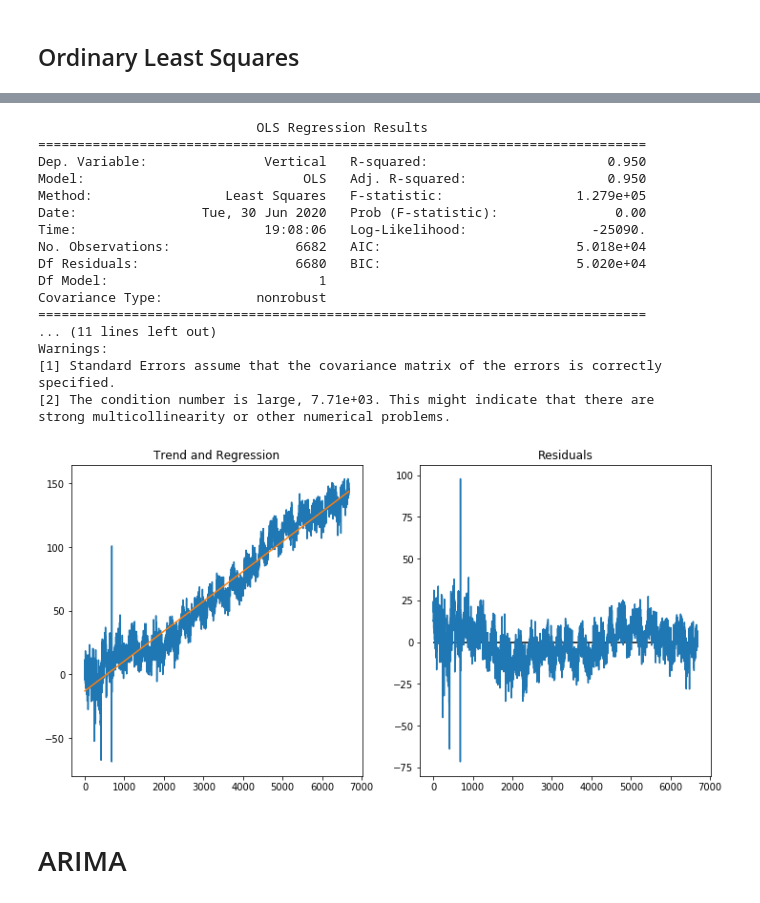
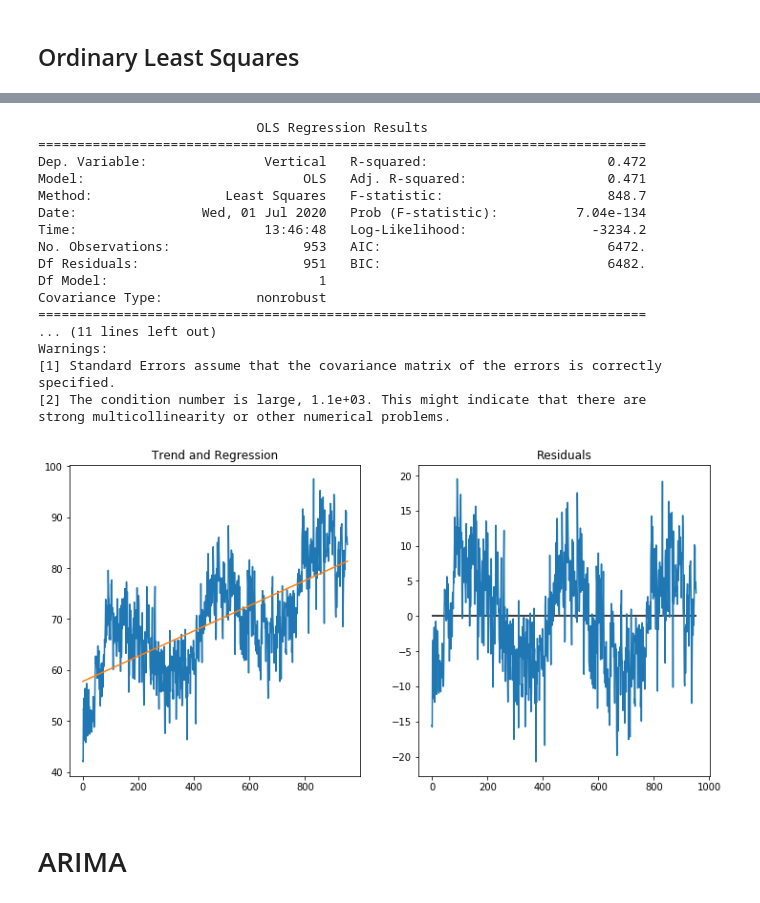
Before and after one commit to ldeo-arctictides/tidegauges-historical, a Jupyter notebook: example_read_GPS.ipynb, the cells around one changed output, grey strips where cells are left out. Saved outputs shown, nothing was run; the diff lists cells and outputs as text; code cells hidden in the pictures.

```diff
--- a/example_read_GPS.ipynb
+++ b/example_read_GPS.ipynb
@@ -117,0 +219,12 @@ Timedelta('8419 days 00:00:00')
+# %%
+# column_names=['Date', 'North', 'East', 'Vertical', 'NorthSTD', 'EastSTD', 'VerticalSTD', 'Quality', 'NaN']
+column_names=['Year', 'DN', 'DE', 'DU', 'SDN', 'SDE', 'SDU']
+df = pd.read_csv(filepath, skiprows=22, header=None, delimiter='\s+', names=column_names)
+year = df['Year'].astype(int)
+doy = ((df['Year'] - year) * 365).astype(int) + 1
+dt = pd.to_datetime(year.astype(str) + doy.astype(str), format='%Y%j')
+df = df.rename(columns={'Year': 'YearDec'})
+df.index = pd.DatetimeIndex(dt)
+# df = df.drop('Date', axis=1)
+# df = df.drop('NaN', axis=1)
+df[['DU']].plot(linestyle='',marker=',')
@@ -257,2 +388,19 @@ plot_acf(df_detrended.dropna(), lags = 400)
 # %% [markdown]
 ## Ordinary Least Squares
+# %%
+x, y = np.arange(len(df['Vertical'].dropna())), df['Vertical'].dropna()
+x = sm.add_constant(x)
+model = sm.OLS(y, x)
+res = model.fit()
+print(res.summary())
+
+fig, ax = plt.subplots(1, 1, figsize=(12,6));
+ax.plot(df['Vertical'].dropna().index, df['Vertical'].dropna().values, label='trend')
+ax.plot(df['Vertical'].dropna().index, [res.params.x1*i + res.params.const for i in np.arange(len(df['Vertical'].dropna()))])
+# ax[1].plot(df['Vertical'].dropna().index, res.resid.values);
+# ax[1].plot(df['Vertical'].dropna().index, np.abs(res.resid.values));
+# ax[1].hlines(0, 0, len(res.resid), color='k');
+ax.set_title(f"Trend = {res.params.x1 * 1000}");
+# ax[1].set_title("Residuals");
+plt.suptitle(f"{file_in}")
+plt.savefig(f'figs/test_GPS_OLS_{file_in[:4]}.png')
@@ -259,37 +429,41 @@ plot_acf(df_detrended.dropna(), lags = 400)
 # %%
-x, y = np.arange(len(df['Vertical'].dropna())), df['Vertical'].dropna()
+start_date = '2008-1-1'
+end_date = '2011-1-1'
+
+x = np.arange(len(df['Vertical'].loc[start_date:end_date].dropna()))
+y = df['Vertical'].loc[start_date:end_date].dropna()
 x = sm.add_constant(x)
 model = sm.OLS(y, x)
 res = model.fit()
 print(res.summary())
 
 fig, ax = plt.subplots(1, 2, figsize=(12,6));
-ax[0].plot(df['Vertical'].dropna().values, label='trend')
-ax[0].plot([res.params.x1*i + res.params.const for i in np.arange(len(df['Vertical'].dropna()))])
+ax[0].plot(df['Vertical'].loc[start_date:end_date].values, label='trend')
+ax[0].plot([res.params.x1*i + res.params.const for i in np.arange(len(df['Vertical'].loc[start_date:end_date].dropna()))])
 ax[1].plot(res.resid.values);
 # ax[1].plot(np.abs(res.resid.values));
 ax[1].hlines(0, 0, len(res.resid), color='k');
 ax[0].set_title("Trend and Regression");
 ax[1].set_title("Residuals");
 # %% [output]
                             OLS Regression Results
 ==============================================================================
-Dep. Variable:               Vertical   R-squared:                       0.950
-Model:                            OLS   Adj. R-squared:                  0.950
-Method:                 Least Squares   F-statistic:                 1.279e+05
-Date:                Tue, 30 Jun 2020   Prob (F-statistic):               0.00
-Time:                        19:08:06   Log-Likelihood:                -25090.
-No. Observations:                6682   AIC:                         5.018e+04
-Df Residuals:                    6680   BIC:                         5.020e+04
+Dep. Variable:               Vertical   R-squared:                       0.472
+Model:                            OLS   Adj. R-squared:                  0.471
+Method:                 Least Squares   F-statistic:                     848.7
+Date:                Wed, 01 Jul 2020   Prob (F-statistic):          7.04e-134
+Time:                        13:46:48   Log-Likelihood:                -3234.2
+No. Observations:                 953   AIC:                             6472.
+Df Residuals:                     951   BIC:                             6482.
 Df Model:                           1
 Covariance Type:            nonrobust
 ==============================================================================
 ... (11 lines left out)
 Warnings:
 [1] Standard Errors assume that the covariance matrix of the errors is correctly specified.
-[2] The condition number is large, 7.71e+03. This might indicate that there are
+[2] The condition number is large, 1.1e+03. This might indicate that there are
 strong multicollinearity or other numerical problems.
-[figure, old version]
+[figure, new version]
 # %% [markdown]
 # ARIMA
 # %%
```
Also changed, not shown: parts of 16 cells of this notebook, 3 other files.
